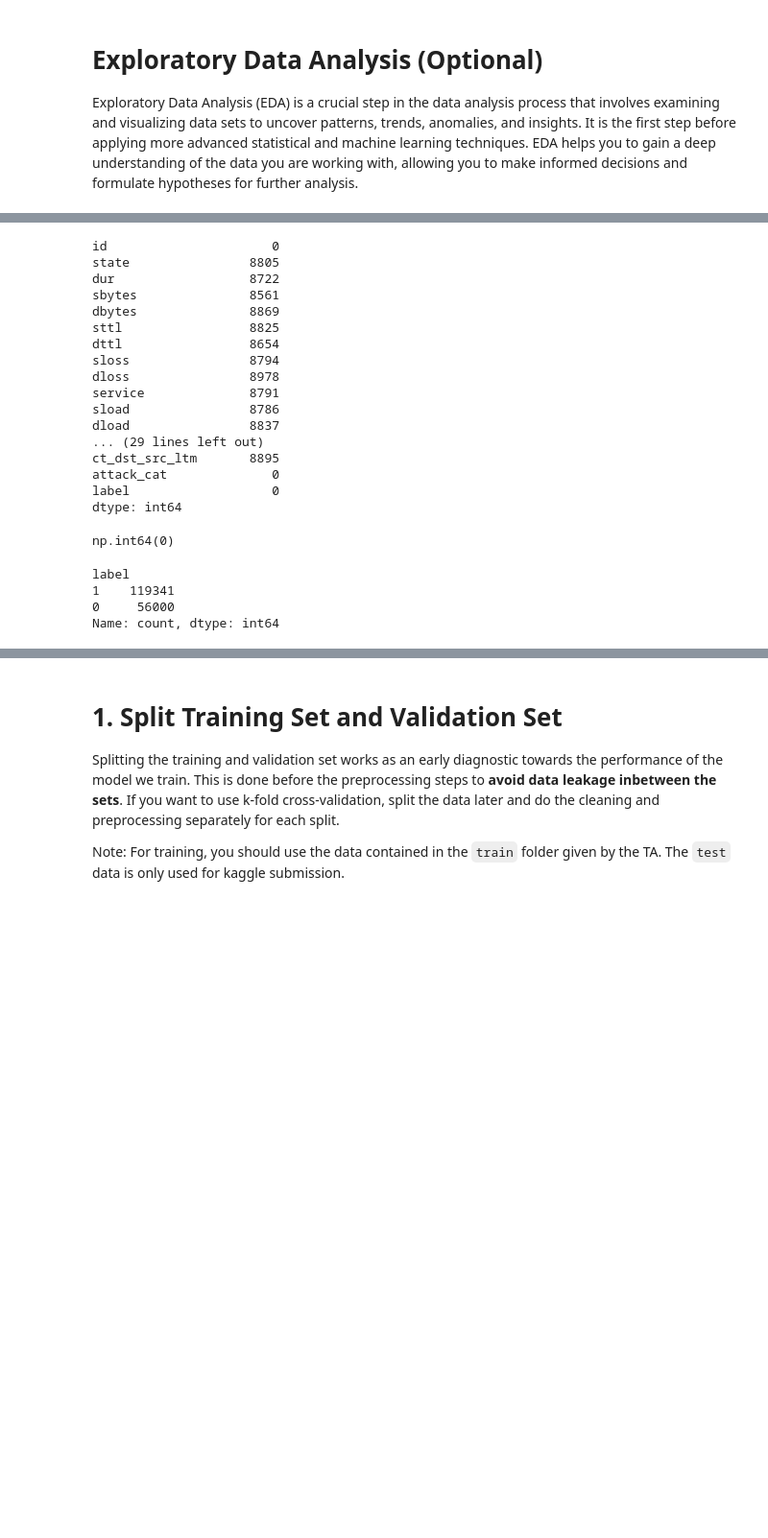
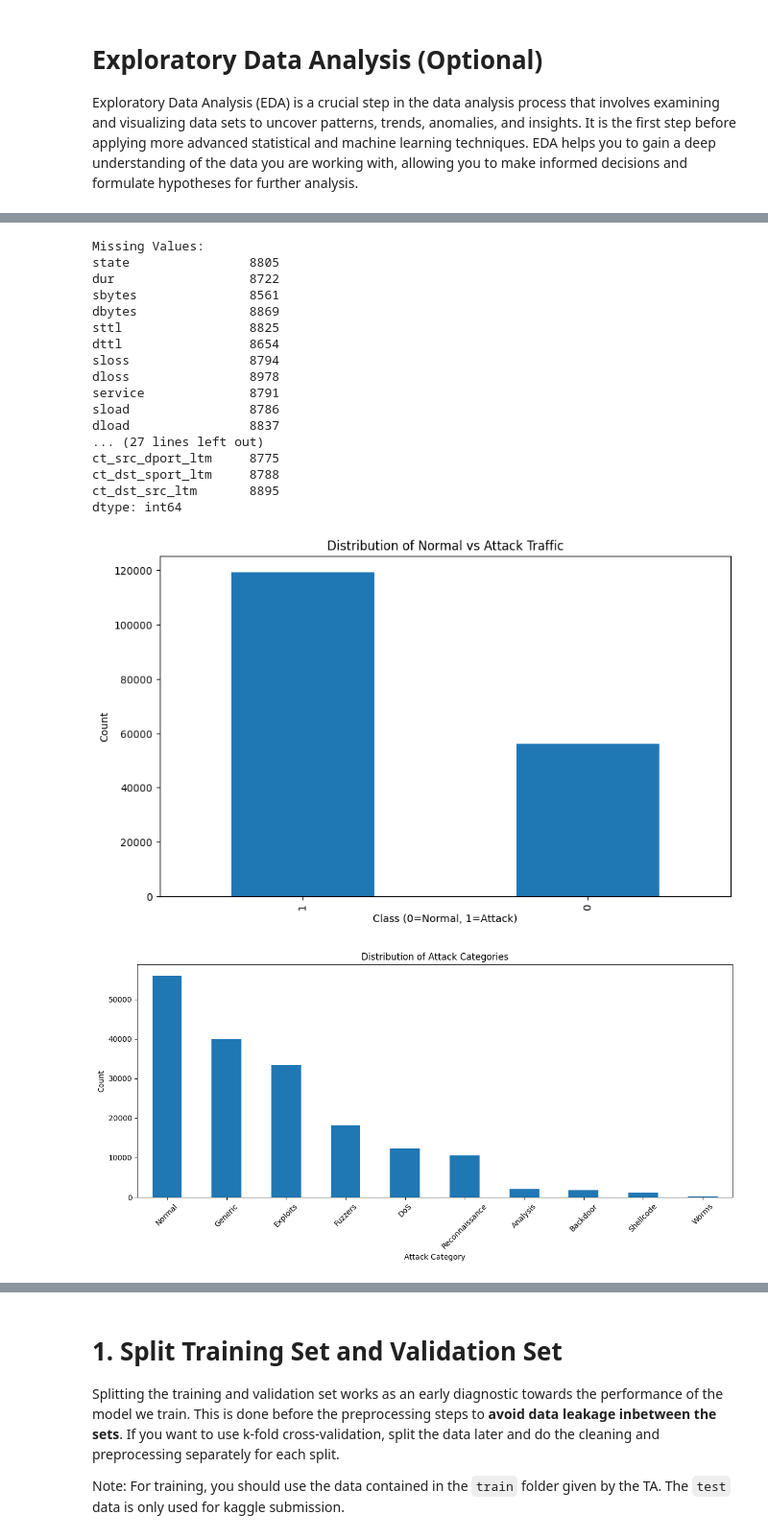
Before and after one commit to rizqikapratamaa/Tubes2_AI_atk_hlic, a Jupyter notebook: src/notebook.ipynb, the cells around one changed output, grey strips where cells are left out. Shown at 96% size. Saved outputs shown, nothing was run; the diff lists cells and outputs as text; code cells hidden in the pictures; blank space fills up the shorter version.

```diff
--- a/src/notebook.ipynb
+++ b/src/notebook.ipynb
@@ -104,9 +97,10 @@ train_df.describe()
 # %%
-# Check for missing values
-
-train_df.isnull().sum()
+# 2. Check missing values
+missing_values = train_df.isnull().sum()
+print("\nMissing Values:")
+print(missing_values[missing_values > 0])
 # %% [output]
-id                      0
+Missing Values:
 state                8805
 dur                  8722
 sbytes               8561
@@ -118,23 +112,29 @@ dloss                8978
 service              8791
 sload                8786
 dload                8837
-... (29 lines left out)
+... (27 lines left out)
+ct_src_dport_ltm     8775
+ct_dst_sport_ltm     8788
 ct_dst_src_ltm       8895
-attack_cat              0
-label                   0
 dtype: int64
-# %%
-# Check duplicated values
-
-train_df.duplicated().sum()
-# %% [output]
-np.int64(0)
-# %%
-# Check the distribution of the labels (normal traffic & malicious traffic)
-
-train_df['label'].value_counts()
-# %% [output]
-label
-1    119341
-0     56000
-Name: count, dtype: int64
+# %%
+# 3. Feature distributions and class balance
+plt.figure(figsize=(10, 6))
+train_df['label'].value_counts().plot(kind='bar')
+plt.title('Distribution of Normal vs Attack Traffic')
+plt.xlabel('Class (0=Normal, 1=Attack)')
+plt.ylabel('Count')
+plt.show()
+
+# Attack category distribution
+plt.figure(figsize=(12, 6))
+train_df['attack_cat'].value_counts().plot(kind='bar')
+plt.title('Distribution of Attack Categories')
+plt.xlabel('Attack Category')
+plt.ylabel('Count')
+plt.xticks(rotation=45)
+plt.tight_layout()
+plt.show()
+# %% [output]
+[figure, added]
+[figure, added]
```
Also changed, not shown: parts of 14 cells of this notebook.
